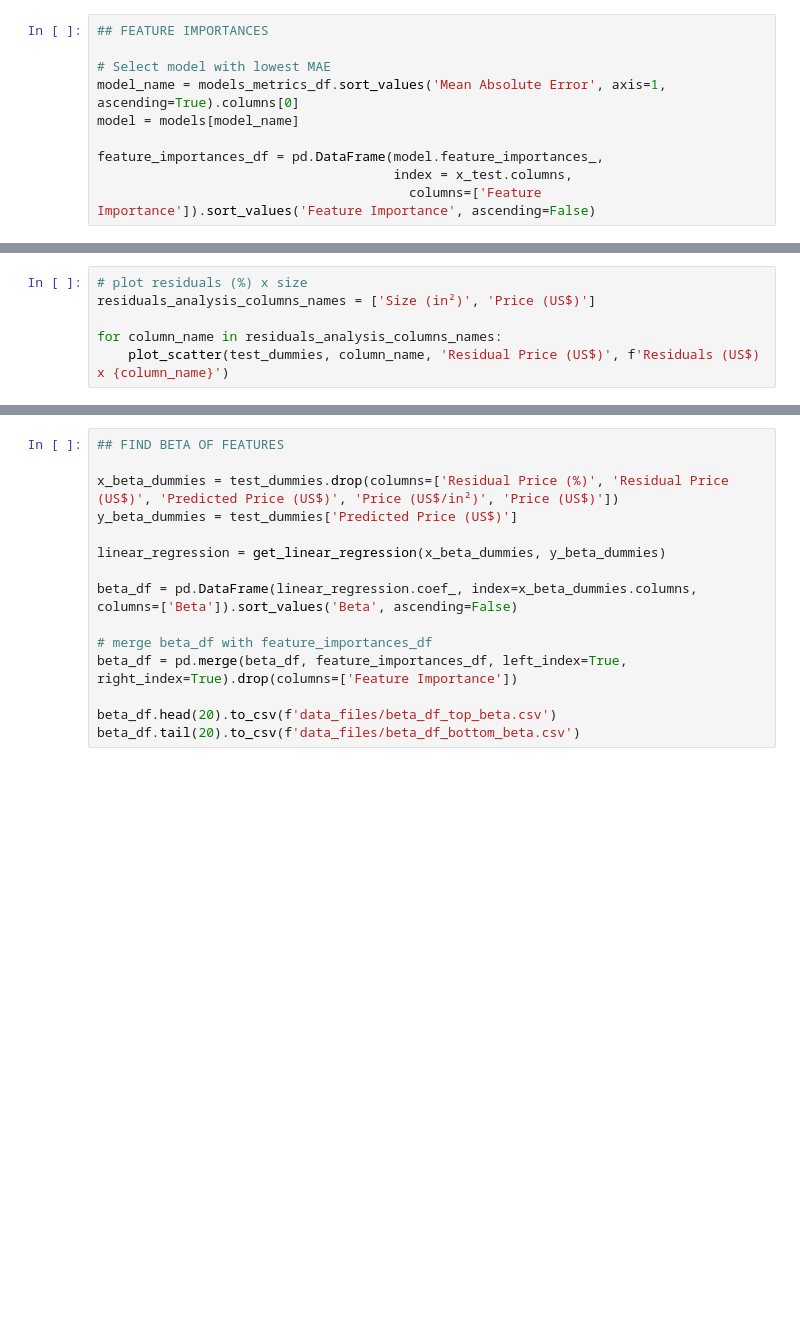
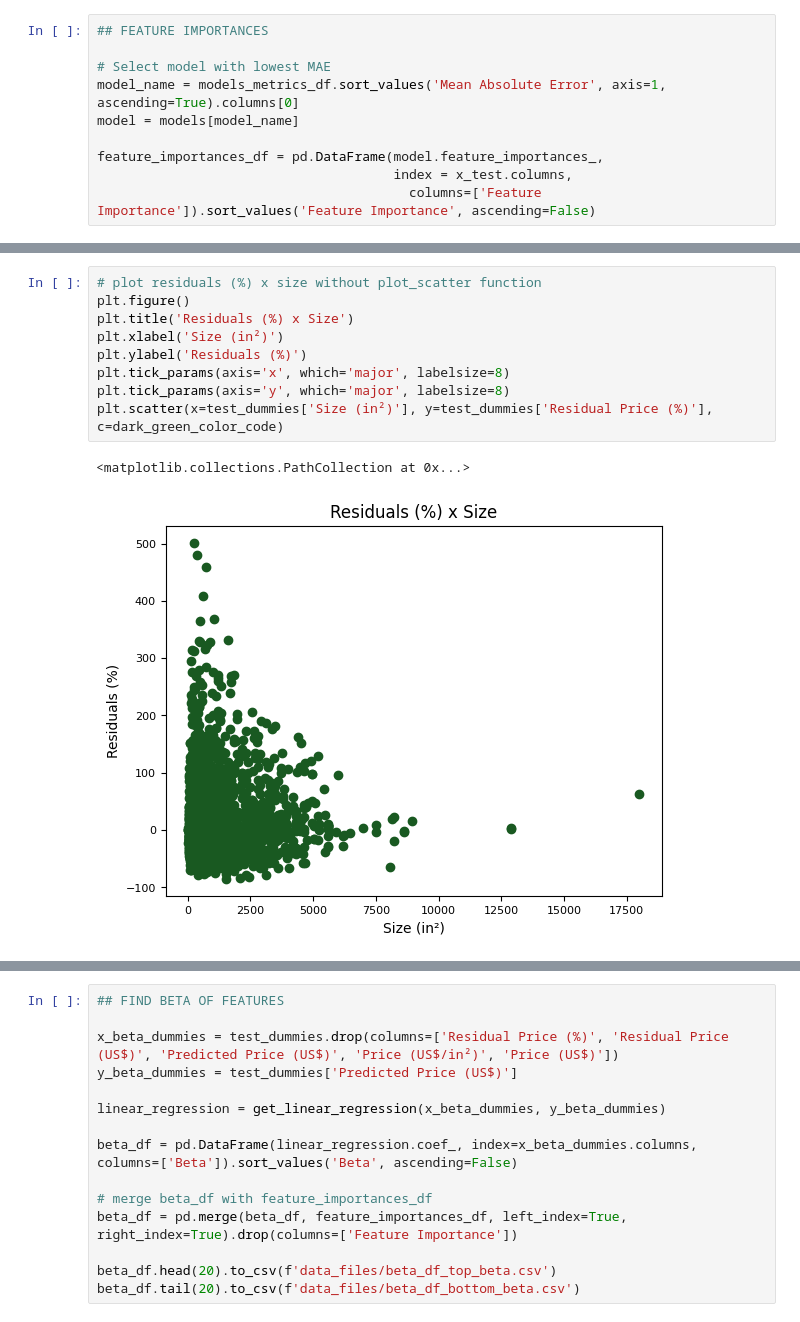
Before and after one commit to cryptogazzetta/Arte, a Jupyter notebook: analysis/saatchi_explore_artworks.ipynb, the cells around one changed output, grey strips where cells are left out. Saved outputs shown, nothing was run; the diff lists cells and outputs as text; blank space fills up the shorter version.

```diff
--- a/analysis/saatchi_explore_artworks.ipynb
+++ b/analysis/saatchi_explore_artworks.ipynb
@@ -543,9 +630,15 @@ case_study(test_dummies, residual_indices_lists, resisual_names, "residuals")
-# %%
-# plot residuals (%) x size
-residuals_analysis_columns_names = ['Size (in²)', 'Price (US$)']
-
-for column_name in residuals_analysis_columns_names:
-    plot_scatter(test_dummies, column_name, 'Residual Price (US$)', f'Residuals (US$) x {column_name}')
+# %%
+# plot residuals (%) x size without plot_scatter function
+plt.figure()
+plt.title('Residuals (%) x Size')
+plt.xlabel('Size (in²)')
+plt.ylabel('Residuals (%)')
+plt.tick_params(axis='x', which='major', labelsize=8)
+plt.tick_params(axis='y', which='major', labelsize=8)
+plt.scatter(x=test_dummies['Size (in²)'], y=test_dummies['Residual Price (%)'], c=dark_green_color_code)
+# %% [output]
+<matplotlib.collections.PathCollection at 0x...>
+[figure, added]
 # %%
 ## CASE STUDIES: SIZE SEGMENTS
 
```
Also changed, not shown: parts of 12 cells of this notebook, 8 other files.
